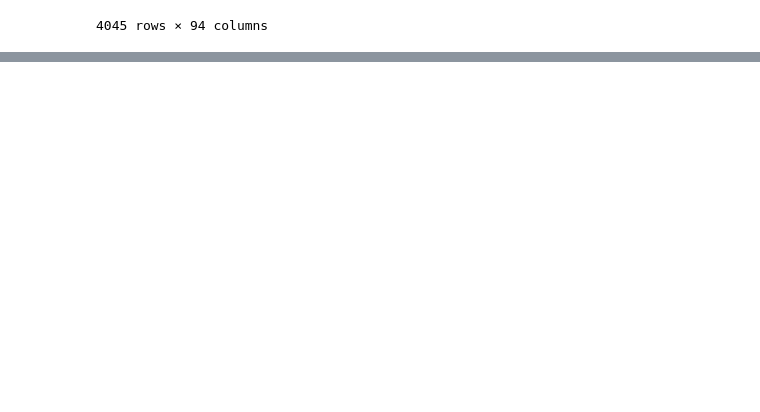
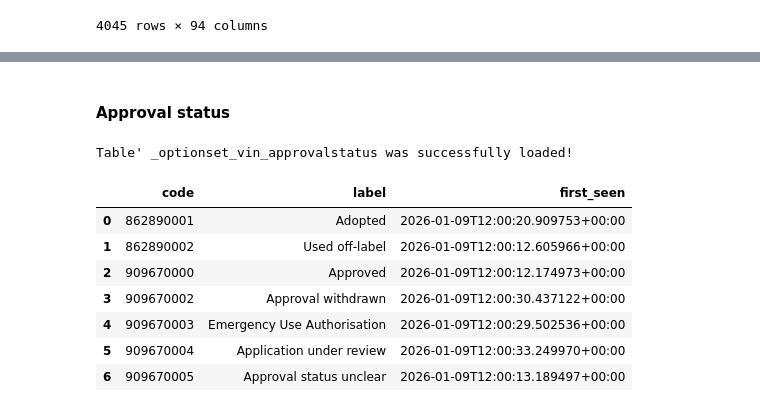
Before and after one commit to akvo/igh-data-transform, a Jupyter notebook: src/igh_data_transform/scripts/Transformation_candidates.ipynb, the cells around one changed output, grey strips where cells are left out. Cells and saved outputs as stored; diff of their text form; code cells hidden in the pictures; blank space fills up the shorter version.

```diff
--- a/src/igh_data_transform/scripts/Transformation_candidates.ipynb
+++ b/src/igh_data_transform/scripts/Transformation_candidates.ipynb
@@ -562,0 +648,21 @@ df_expand
+# %% [markdown]
+#### Approval status
+# %%
+#replace values in option set
+#1. define the candidates table
+table_name = "_optionset_vin_approvalstatus"
+df = pd.read_sql_query(f"SELECT * FROM {table_name}", conn)
+
+# see the first rows
+print(f"Table' {table_name} was successfully loaded!")
+df.head(10)
+# %% [output]
+Table' _optionset_vin_approvalstatus was successfully loaded!
+|  | code | label | first_seen |
+| 0 | 862890001 | Adopted | 2026-01-09T12:00:20.909753+00:00 |
+| 1 | 862890002 | Used off-label | 2026-01-09T12:00:12.605966+00:00 |
+| 2 | 909670000 | Approved | 2026-01-09T12:00:12.174973+00:00 |
+| 3 | 909670002 | Approval withdrawn | 2026-01-09T12:00:30.437122+00:00 |
+| 4 | 909670003 | Emergency Use Authorisation | 2026-01-09T12:00:29.502536+00:00 |
+| 5 | 909670004 | Application under review | 2026-01-09T12:00:33.249970+00:00 |
+| 6 | 909670005 | Approval status unclear | 2026-01-09T12:00:13.189497+00:00 |
```
Also changed, not shown: parts of 46 cells of this notebook, 1 other file.
